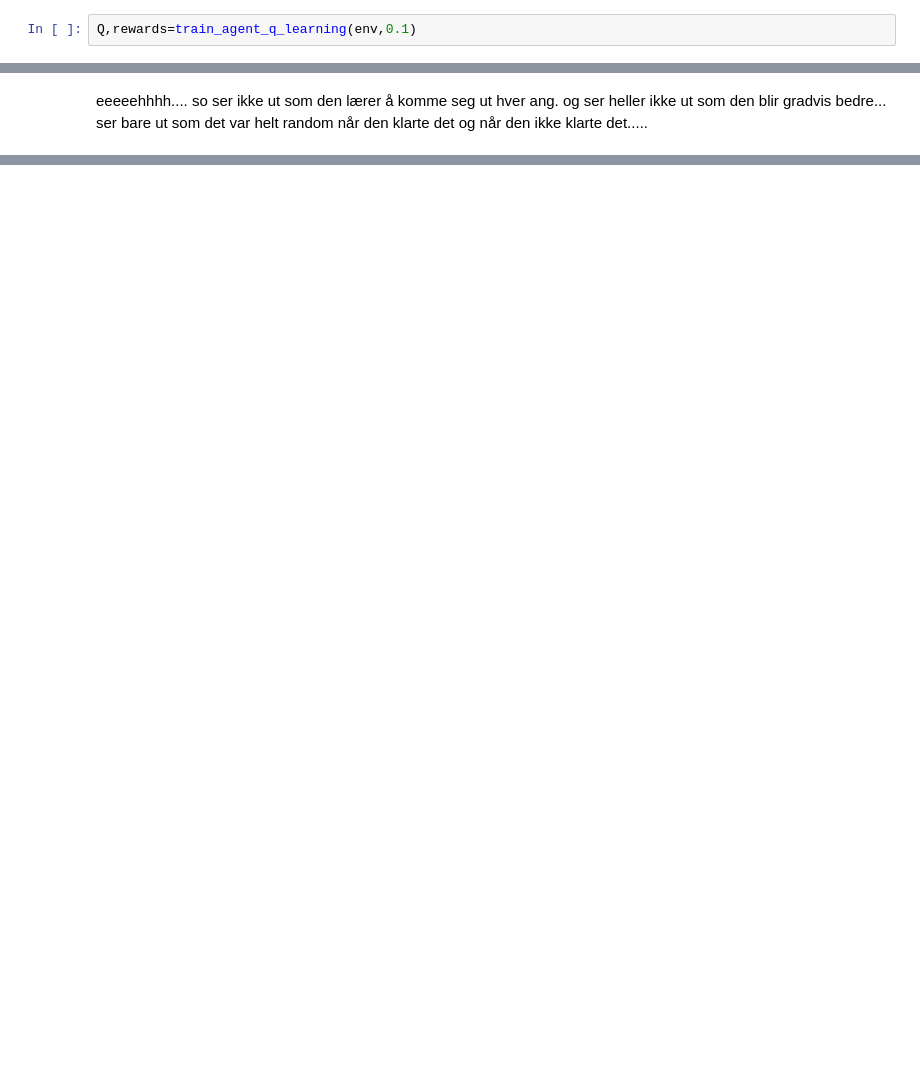
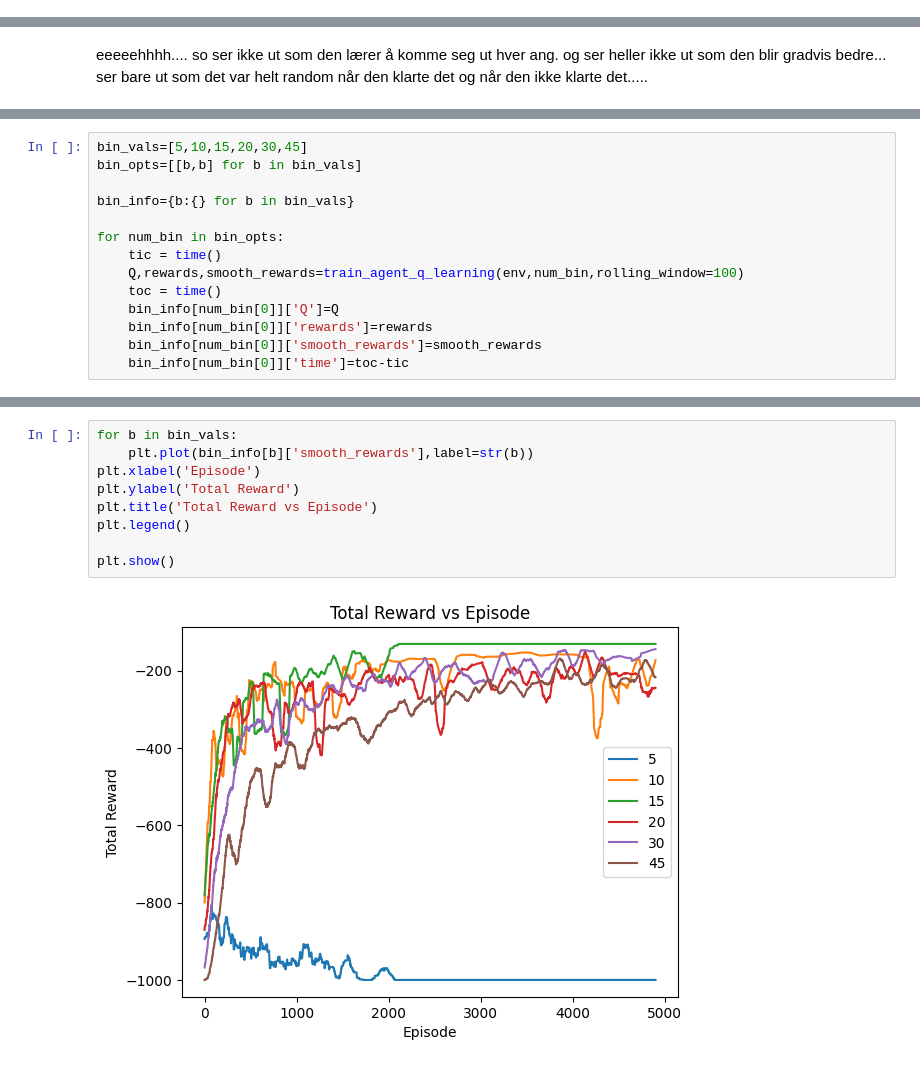
Before and after one commit to saraahmadi3/inf368, a Jupyter notebook: p4/p2ex4/ex4.ipynb, the cells around one changed output, grey strips where cells are left out. Cells and saved outputs as stored; diff of their text form; blank space fills up the shorter version.

```diff
--- a/p4/p2ex4/ex4.ipynb
+++ b/p4/p2ex4/ex4.ipynb
@@ -180,2 +194,0 @@ def train_agent_q_learning(env,delta,NUM_EPSISODES=NUM_EPSISODES,ALPHA=ALPHA,GAM
-# %%
-Q,rewards=train_agent_q_learning(env,0.1)
@@ -212,0 +283,14 @@ eeeeehhhh.... so ser ikke ut som den lærer å komme seg ut hver ang. og ser hel
+# %%
+bin_vals=[5,10,15,20,30,45]
+bin_opts=[[b,b] for b in bin_vals]
+
+bin_info={b:{} for b in bin_vals}
+
+for num_bin in bin_opts:
+    tic = time()
+    Q,rewards,smooth_rewards=train_agent_q_learning(env,num_bin,rolling_window=100)
+    toc = time()
+    bin_info[num_bin[0]]['Q']=Q
+    bin_info[num_bin[0]]['rewards']=rewards
+    bin_info[num_bin[0]]['smooth_rewards']=smooth_rewards
+    bin_info[num_bin[0]]['time']=toc-tic
@@ -212,0 +343,11 @@ eeeeehhhh.... so ser ikke ut som den lærer å komme seg ut hver ang. og ser hel
+# %%
+for b in bin_vals:
+    plt.plot(bin_info[b]['smooth_rewards'],label=str(b))
+plt.xlabel('Episode')
+plt.ylabel('Total Reward')
+plt.title('Total Reward vs Episode')
+plt.legend()
+
+plt.show()
+# %% [output]
+[figure, added]
```
Also changed, not shown: parts of 26 cells of this notebook.
